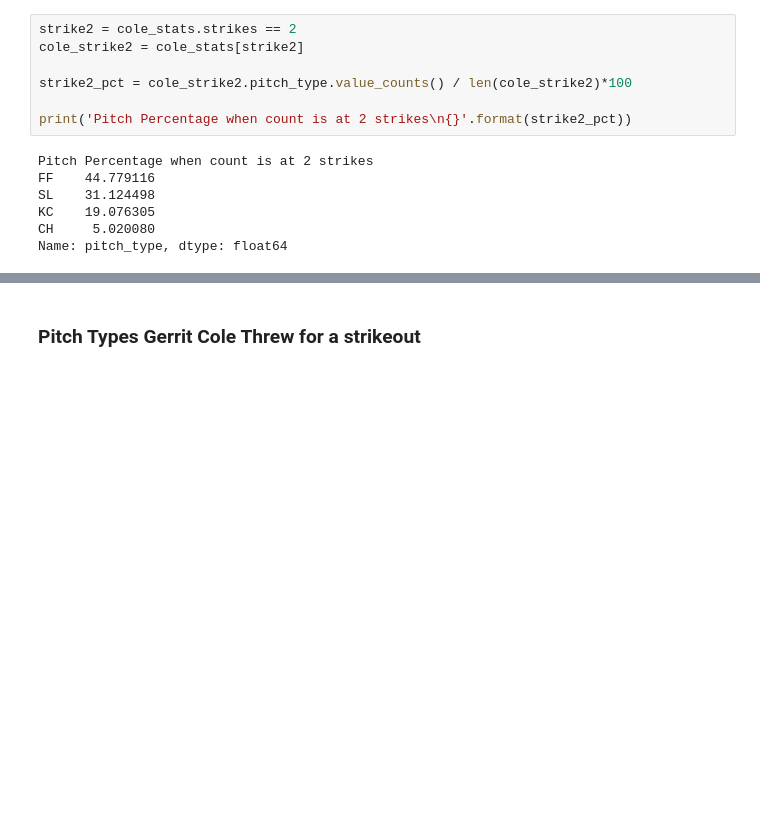
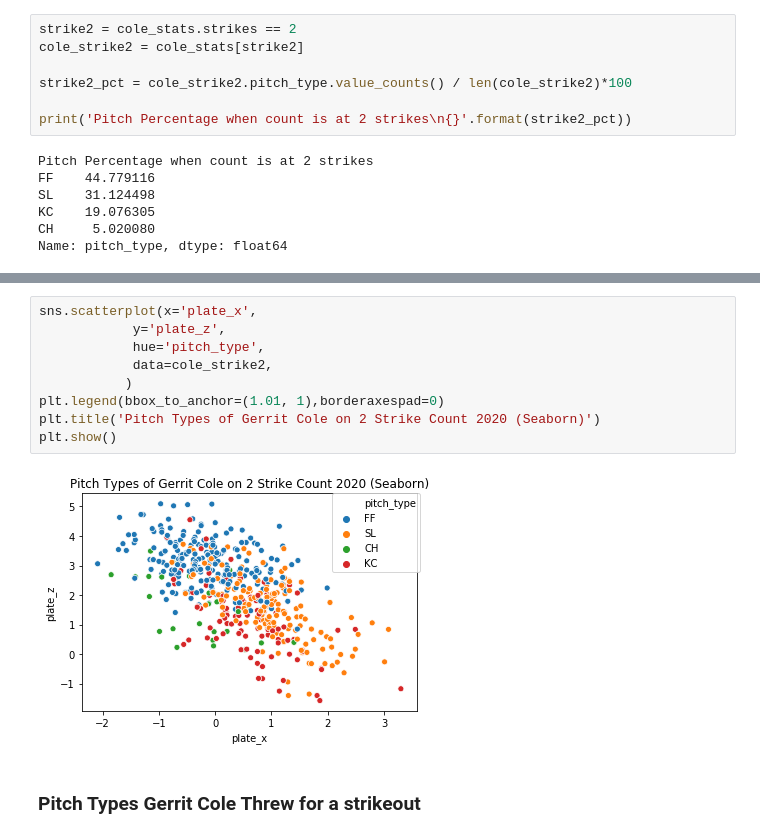
Before and after one commit to PauMacasaet/Gerrit-Cole-Analysis, a Jupyter notebook: gerritcole.ipynb, the cells around one changed output, grey strips where cells are left out. Saved outputs shown, nothing was run; the diff lists cells and outputs as text; blank space fills up the shorter version.

```diff
--- a/gerritcole.ipynb
+++ b/gerritcole.ipynb
@@ -127,6 +126,17 @@ fig = dict(data=data, layout=layout)
 py.iplot(fig, filename='styled-scatter')
 # %% [output]
 [interactive output not drawn]
+# %%
+sns.scatterplot(x='plate_x',
+            y='plate_z',
+            hue='pitch_type',
+            data=cole_strike2,
+           )
+plt.legend(bbox_to_anchor=(1.01, 1),borderaxespad=0)
+plt.title('Pitch Types of Gerrit Cole on 2 Strike Count 2020 (Seaborn)')
+plt.show()
+# %% [output]
+[figure, added]
 # %% [markdown]
 ### Pitch Types Gerrit Cole Threw for a strikeout
 # %%
```
Also changed, not shown: parts of 19 cells of this notebook, 1 other file.
